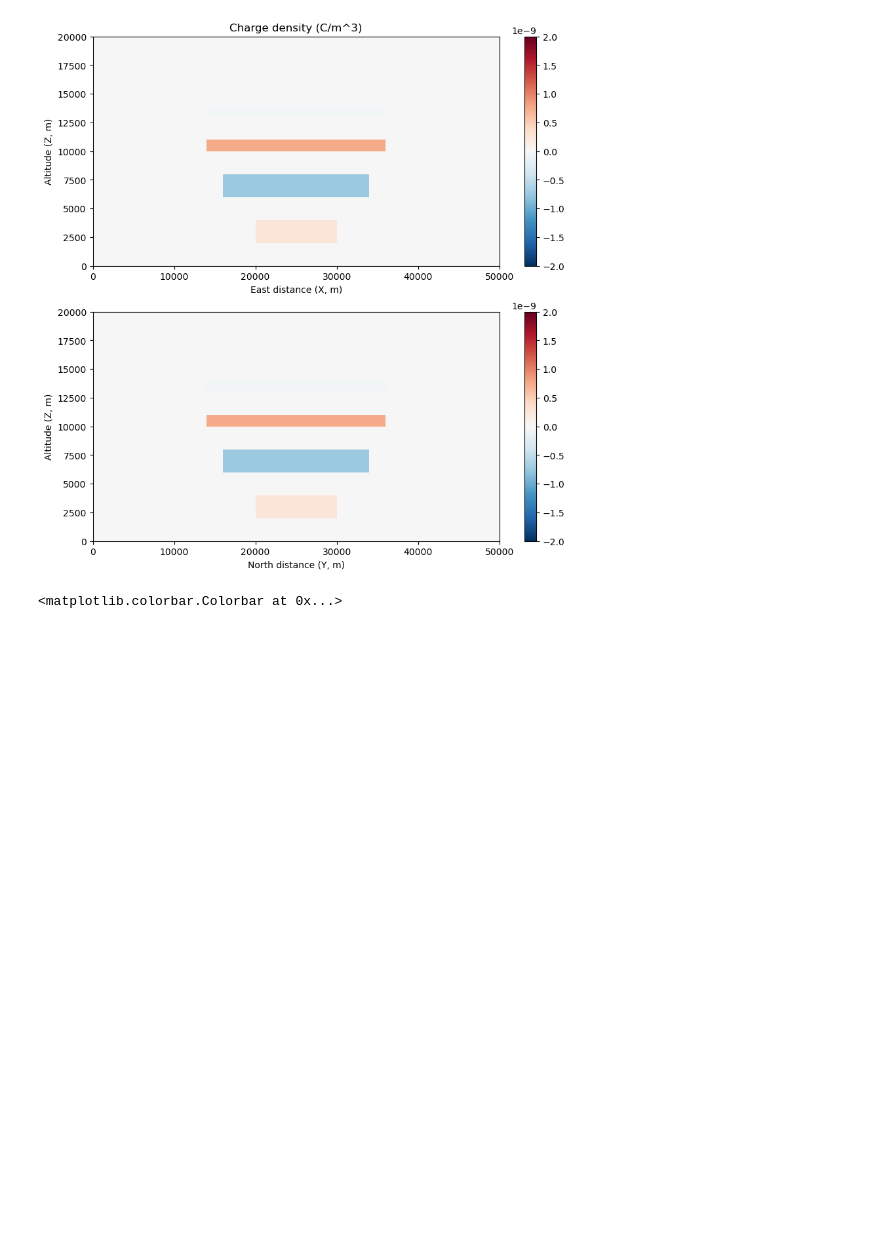
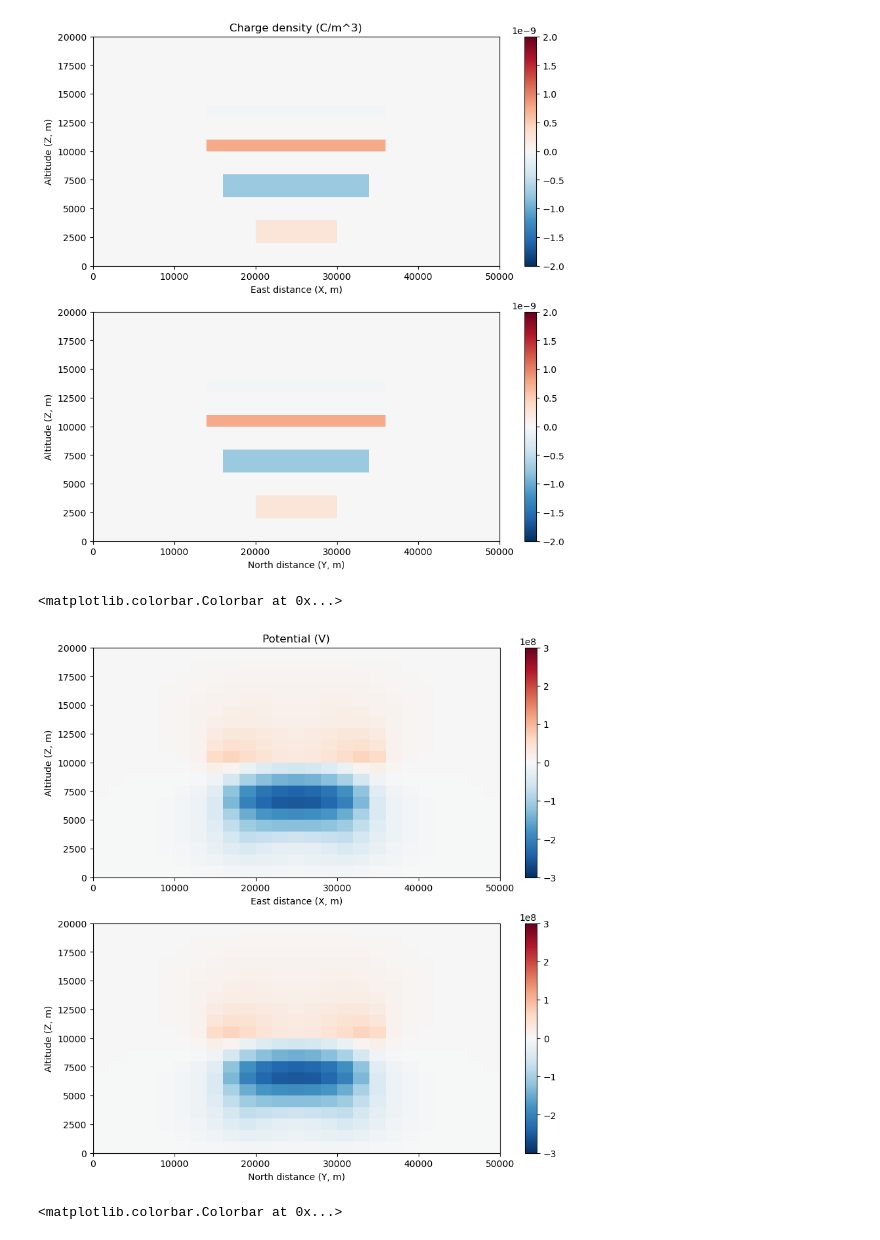
Before and after one commit to JuliaBuhrman/atmo_electricity, a Jupyter notebook: hw1-fipy-test.ipynb, the cells around one changed output. Drawn from its saved outputs; the diff is of its cells as text; code cells hidden in the pictures; blank space fills up the shorter version.

```diff
--- a/hw1-fipy-test.ipynb
+++ b/hw1-fipy-test.ipynb
@@ -293,6 +299,29 @@ plt.colorbar(rho_plot_NS, ax=ax_rho_NS)
 [figure]
 # %%
 phi.equation.solve(var=phi)
+# %%
+f, axs = plt.subplots(2,1,figsize=(10,10))
+ax_phi_EW = axs[0]
+ax_phi_NS = axs[1]
+
+phimax = 3e8
+
+plotphi = np.reshape(phi.value, mesh_shape)
+phinorm = matplotlib.colors.Normalize(vmin=-phimax, vmax=phimax)
+
+# Select center along Y to plot Z vs. X
+phi_plot_EW = ax_phi_EW.pcolormesh(plotx[XZslice], plotz[XZslice], plotphi[XZslice], cmap=red_blue, norm=phinorm)
+ax_phi_EW.set_xlabel("East distance (X, m)")
+ax_phi_EW.set_ylabel("Altitude (Z, m)")
+ax_phi_EW.set_title("Potential (V)")
+plt.colorbar(phi_plot_EW, ax=ax_phi_EW)
+phi_plot_NS = ax_phi_NS.pcolormesh(ploty[YZslice], plotz[YZslice], plotphi[YZslice], cmap=red_blue, norm=phinorm)
+ax_phi_NS.set_xlabel("North distance (Y, m)")
+ax_phi_NS.set_ylabel("Altitude (Z, m)")
+plt.colorbar(phi_plot_NS, ax=ax_phi_NS)
+# %% [output]
+<matplotlib.colorbar.Colorbar at 0x...>
+[figure, added]
 # %%
 f, axs = plt.subplots(2,1,figsize=(10,10))
 ax_field_EW = axs[0]
```
Also changed, not shown: parts of 8 cells of this notebook.
